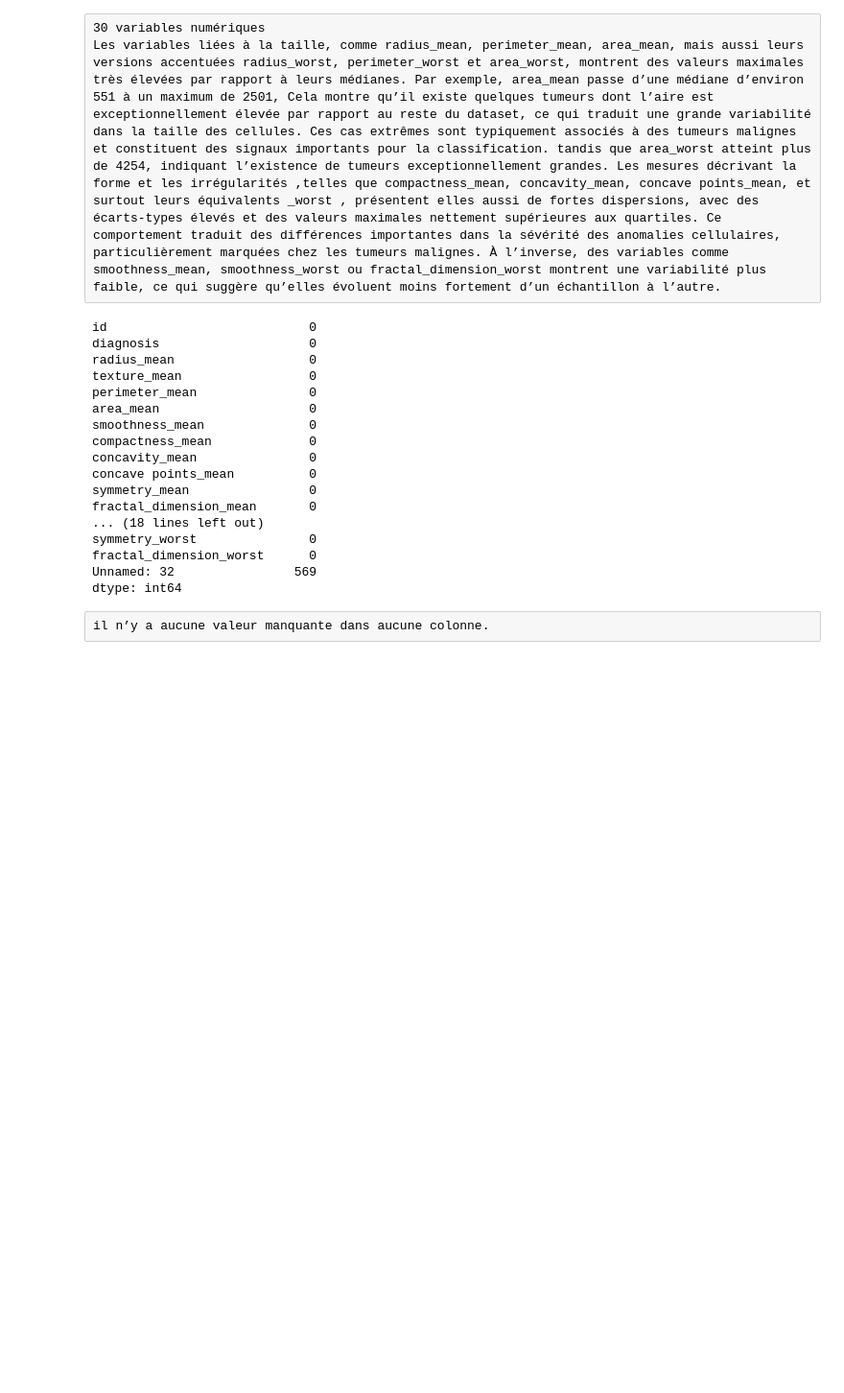
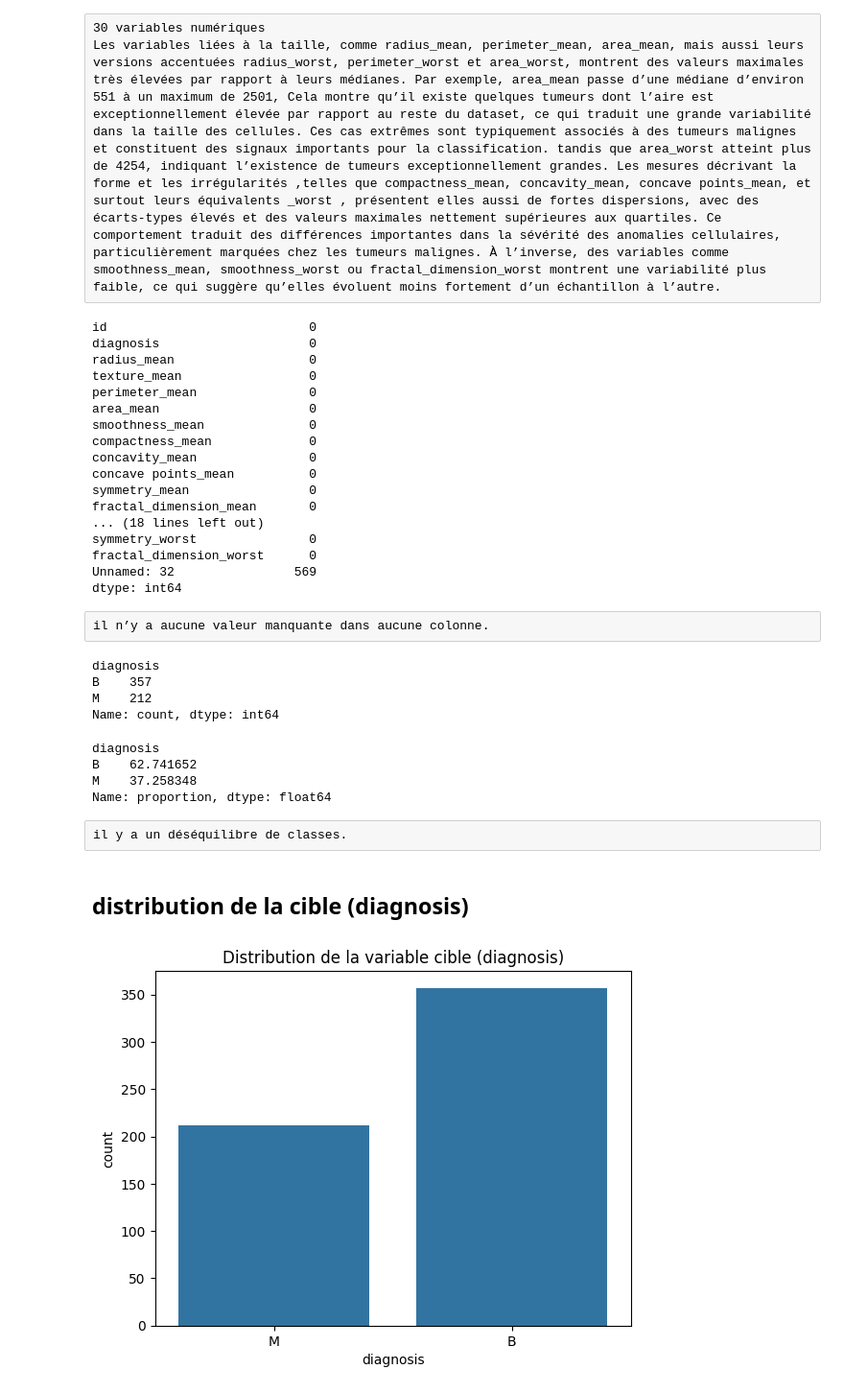
Before and after one commit to sarhanhamdi/ML_Project_Crisp-dm, a Jupyter notebook: Project_RF/Projet_RF.ipynb, the cells around one changed output. Shown: that part at 96% size. Drawn from its saved outputs; the diff is of its cells as text; code cells hidden in the pictures; blank space fills up the shorter version.

```diff
--- a/Project_RF/Projet_RF.ipynb
+++ b/Project_RF/Projet_RF.ipynb
@@ -109,3 +109,30 @@ Unnamed: 32                569
 dtype: int64
 # %% [raw]
 il n’y a aucune valeur manquante dans aucune colonne.
+# %%
+bc['diagnosis'].value_counts()
+# %% [output]
+diagnosis
+B    357
+M    212
+Name: count, dtype: int64
+# %%
+bc['diagnosis'].value_counts(normalize=True) * 100
+# %% [output]
+diagnosis
+B    62.741652
+M    37.258348
+Name: proportion, dtype: float64
+# %% [raw]
+il y a un déséquilibre de classes.
+# %% [markdown]
+## distribution de la cible (diagnosis)
+# %%
+import seaborn as sns
+import matplotlib.pyplot as plt
+
+sns.countplot(data=bc, x='diagnosis')
+plt.title("Distribution de la variable cible (diagnosis)")
+plt.show()
+# %% [output]
+[figure, added]
```
Also changed, not shown: parts of 21 cells of this notebook.
